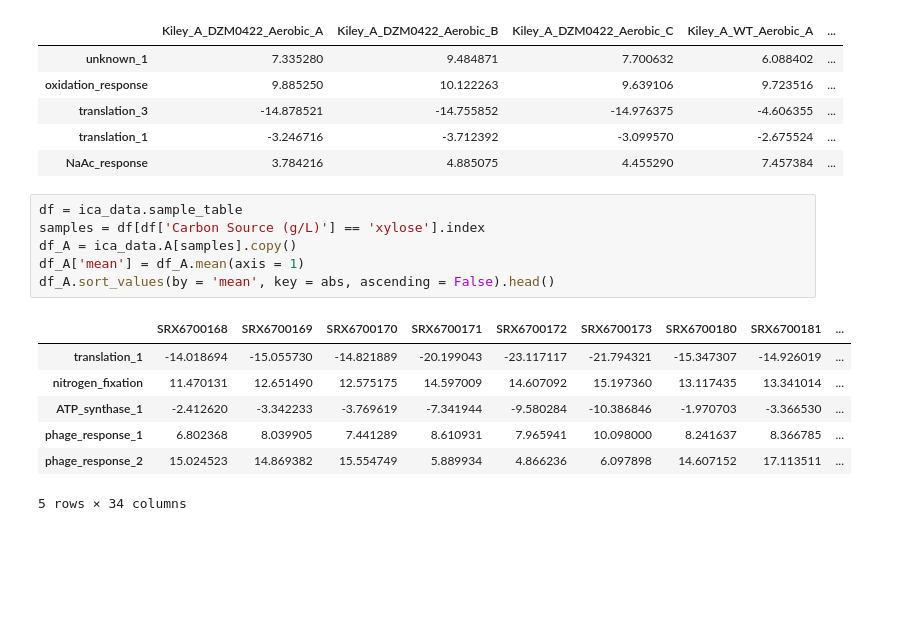
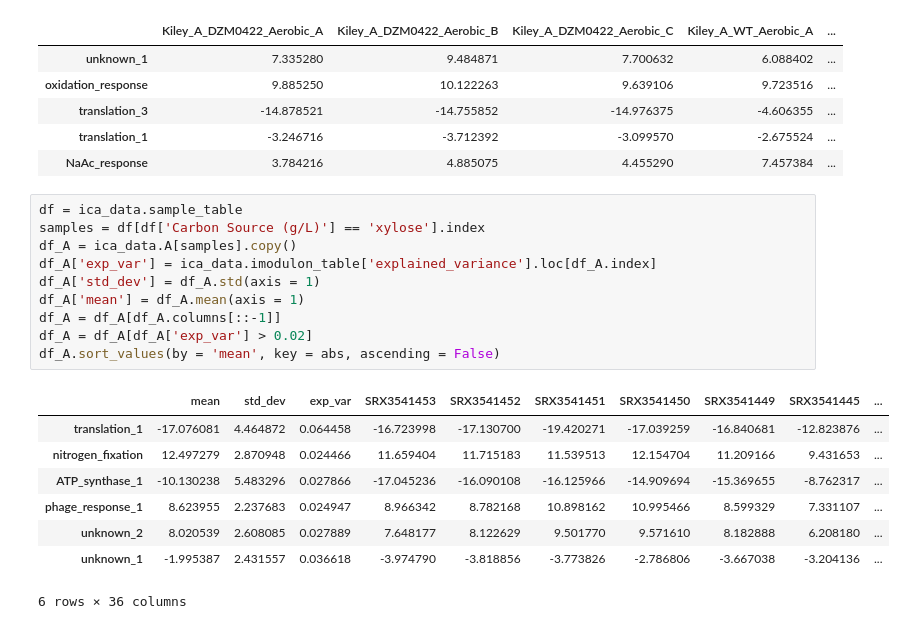
Before and after one commit to cristalzucsd/iModulonMiner, a Jupyter notebook: 5_characterize_iModulons/7_comparing_iModulons.ipynb, the cells around one changed output. Saved outputs shown, nothing was run; the diff lists cells and outputs as text; blank space fills up the shorter version.

```diff
--- a/5_characterize_iModulons/7_comparing_iModulons.ipynb
+++ b/5_characterize_iModulons/7_comparing_iModulons.ipynb
@@ -183,14 +169,19 @@ df_A.sort_values(by = 'mean', key = abs, ascending = False).head()
 # %%
 df = ica_data.sample_table
 samples = df[df['Carbon Source (g/L)'] == 'xylose'].index
 df_A = ica_data.A[samples].copy()
+df_A['exp_var'] = ica_data.imodulon_table['explained_variance'].loc[df_A.index]
+df_A['std_dev'] = df_A.std(axis = 1)
 df_A['mean'] = df_A.mean(axis = 1)
-df_A.sort_values(by = 'mean', key = abs, ascending = False).head()
+df_A = df_A[df_A.columns[::-1]]
+df_A = df_A[df_A['exp_var'] > 0.02]
+df_A.sort_values(by = 'mean', key = abs, ascending = False)
 # %% [output]
-|  | SRX6700168 | SRX6700169 | SRX6700170 | SRX6700171 | SRX6700172 | SRX6700173 | SRX6700180 | SRX6700181 | ... |
-| translation_1 | -14.018694 | -15.055730 | -14.821889 | -20.199043 | -23.117117 | -21.794321 | -15.347307 | -14.926019 | ... |
-| nitrogen_fixation | 11.470131 | 12.651490 | 12.575175 | 14.597009 | 14.607092 | 15.197360 | 13.117435 | 13.341014 | ... |
-| ATP_synthase_1 | -2.412620 | -3.342233 | -3.769619 | -7.341944 | -9.580284 | -10.386846 | -1.970703 | -3.366530 | ... |
-| phage_response_1 | 6.802368 | 8.039905 | 7.441289 | 8.610931 | 7.965941 | 10.098000 | 8.241637 | 8.366785 | ... |
-| phage_response_2 | 15.024523 | 14.869382 | 15.554749 | 5.889934 | 4.866236 | 6.097898 | 14.607152 | 17.113511 | ... |
+|  | mean | std_dev | exp_var | SRX3541453 | SRX3541452 | SRX3541451 | SRX3541450 | SRX3541449 | SRX3541445 | ... |
+| translation_1 | -17.076081 | 4.464872 | 0.064458 | -16.723998 | -17.130700 | -19.420271 | -17.039259 | -16.840681 | -12.823876 | ... |
+| nitrogen_fixation | 12.497279 | 2.870948 | 0.024466 | 11.659404 | 11.715183 | 11.539513 | 12.154704 | 11.209166 | 9.431653 | ... |
+| ATP_synthase_1 | -10.130238 | 5.483296 | 0.027866 | -17.045236 | -16.090108 | -16.125966 | -14.909694 | -15.369655 | -8.762317 | ... |
+| phage_response_1 | 8.623955 | 2.237683 | 0.024947 | 8.966342 | 8.782168 | 10.898162 | 10.995466 | 8.599329 | 7.331107 | ... |
+| unknown_2 | 8.020539 | 2.608085 | 0.027889 | 7.648177 | 8.122629 | 9.501770 | 9.571610 | 8.182888 | 6.208180 | ... |
+| unknown_1 | -1.995387 | 2.431557 | 0.036618 | -3.974790 | -3.818856 | -3.773826 | -2.786806 | -3.667038 | -3.204136 | ... |
-5 rows × 34 columns
+6 rows × 36 columns
```
Also changed, not shown: parts of 7 cells of this notebook, 4 other files.
